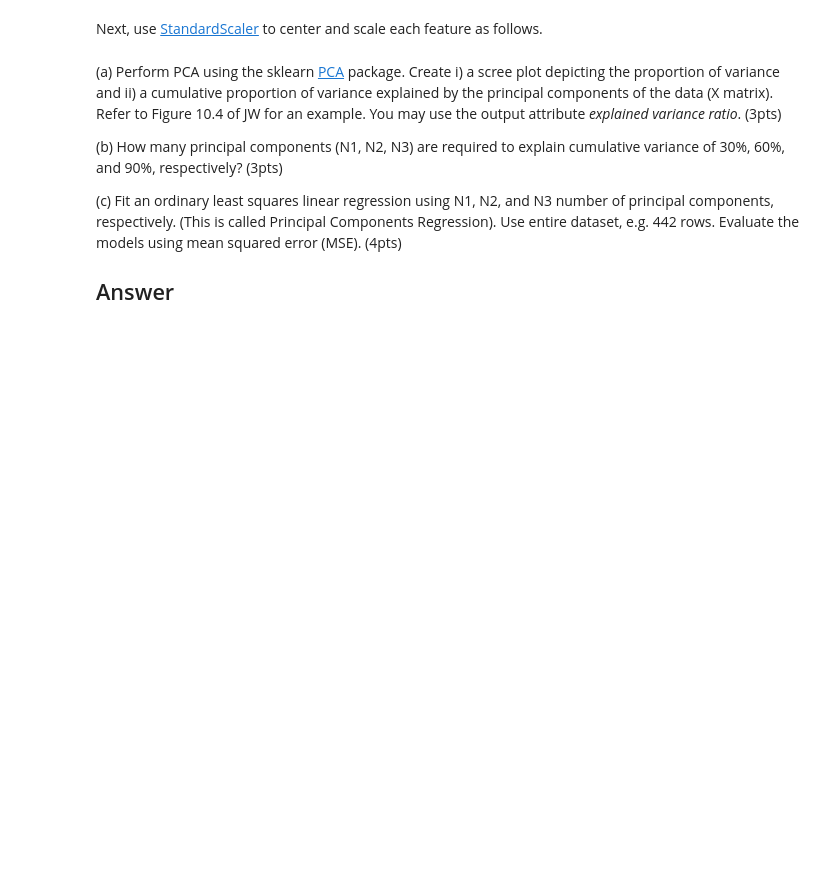
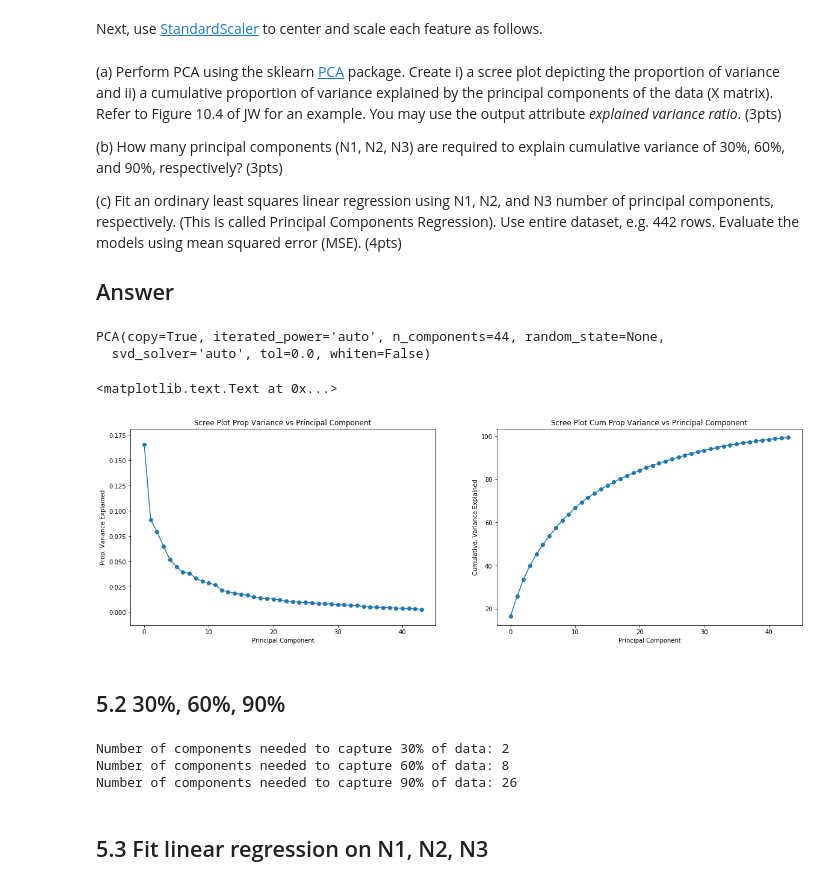
Before and after one commit to kevinjyee/DSPrinciples, a Jupyter notebook: HW2/HW2.ipynb, the cells around one changed output. Cells and saved outputs as stored; diff of their text form; code cells hidden in the pictures; blank space fills up the shorter version.

```diff
--- a/HW2/HW2.ipynb
+++ b/HW2/HW2.ipynb
@@ -608,0 +615,50 @@ X = stdScaler.fit_transform(X)
+# %%
+# https://www.analyticsvidhya.com/blog/2016/03/practical-guide-principal-component-analysis-python/
+pca = PCA(n_components=44)
+# %%
+pca.fit(X)
+# %% [output]
+PCA(copy=True, iterated_power='auto', n_components=44, random_state=None,
+  svd_solver='auto', tol=0.0, whiten=False)
+# %%
+#The amount of variance that each PC explains
+var= pca.explained_variance_ratio_
+# %%
+#Cumulative Variance explains
+var1=np.cumsum(np.round(pca.explained_variance_ratio_, decimals=4)*100)
+# %%
+xVals = [n for n in range(0,44)]
+
+plt.figure().set_size_inches(20,6)
+plt.subplot(121)
+plt.scatter(xVals,var)
+plt.plot(var)
+plt.title('Scree Plot Prop Variance vs Principal Component')
+plt.xlabel('Principal Component')
+plt.ylabel('Prop. Variance Explained')
+
+plt.subplot(122)
+plt.scatter(xVals,var1)
+plt.plot(var1)
+plt.title('Scree Plot Cum Prop Variance vs Principal Component')
+plt.xlabel('Principal Component')
+plt.ylabel('Cumulative. Variance Explained')
+# %% [output]
+<matplotlib.text.Text at 0x...>
+[figure, added]
+# %% [markdown]
+## 5.2 30%, 60%, 90%
+# %%
+thirty = xVals[np.argwhere((var1 > 30) & (var1 < 35))[0][0]]
+sixty = xVals[np.argwhere((var1 >= 60) & (var1 < 61))[0][0]]
+ninety = xVals[np.argwhere((var1 >= 90) & (var1 < 91))[0][0]]
+
+print "Number of components needed to capture 30% of data:", thirty
+print "Number of components needed to capture 60% of data:", sixty
+print "Number of components needed to capture 90% of data:", ninety
+# %% [output]
+Number of components needed to capture 30% of data: 2
+Number of components needed to capture 60% of data: 8
+Number of components needed to capture 90% of data: 26
+# %% [markdown]
+## 5.3 Fit linear regression on N1, N2, N3
```
Also changed, not shown: parts of 3 cells of this notebook, 1 other file.
